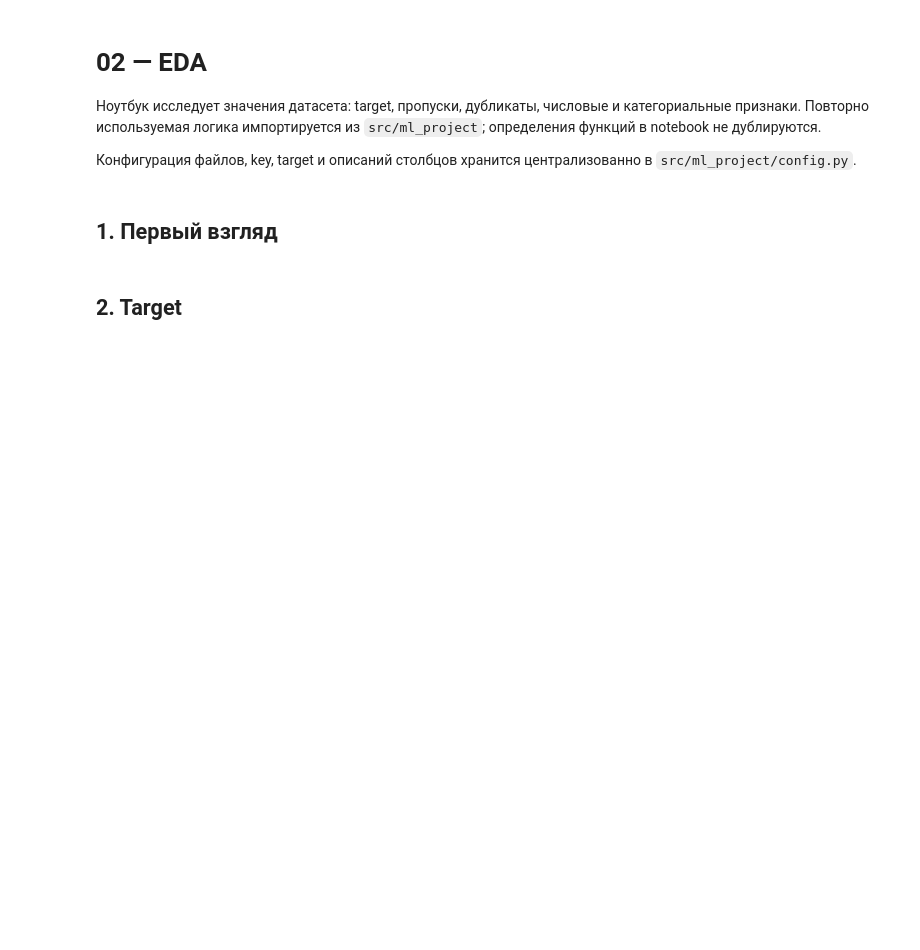
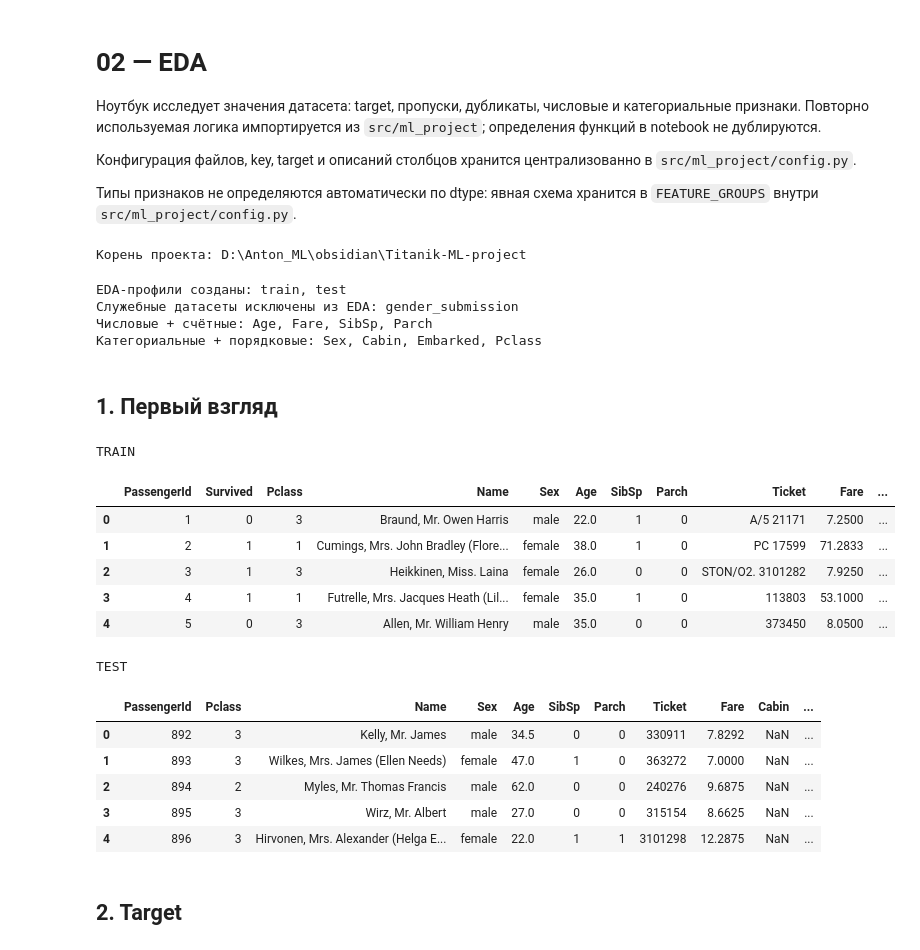
Before and after one commit to tonylarichony-png/Titanik-ML-project, a Jupyter notebook: notebooks/02_eda.ipynb, the cells around one changed output. Cells and saved outputs as stored; diff of their text form; code cells hidden in the pictures; blank space fills up the shorter version.

```diff
--- a/notebooks/02_eda.ipynb
+++ b/notebooks/02_eda.ipynb
@@ -4,6 +4,8 @@
 Ноутбук исследует значения датасета: target, пропуски, дубликаты, числовые и категориальные признаки. Повторно используемая логика импортируется из `src/ml_project`; определения функций в notebook не дублируются.
 
 Конфигурация файлов, key, target и описаний столбцов хранится централизованно в `src/ml_project/config.py`.
+
+Типы признаков не определяются автоматически по dtype: явная схема хранится в `FEATURE_GROUPS` внутри `src/ml_project/config.py`.
 # %%
 from pathlib import Path
 import sys
@@ -26,9 +28,11 @@ from ml_project import (
     MarkdownDocument,
     build_data_blocks,
     build_eda_blocks,
+    validate_feature_groups,
 )
 from ml_project.config import (
     DATASETS,
+    FEATURE_GROUPS,
     FIELD_DESCRIPTIONS,
     INFERENCE_DATASET,
     KEY,
@@ -45,11 +49,35 @@ import seaborn as sns
 sns.set_theme(style="whitegrid")
 
 # В текущем окружении включите после проверки рендеринга matplotlib.
-ENABLE_PLOTS = False
+ENABLE_PLOTS = True
+# %% [output]
+Корень проекта: D:\Anton_ML\obsidian\Titanik-ML-project
 # %%
+import importlib
+import ml_project.config as project_config
+
+# Перечитываем config.py, чтобы изменения групп применялись без restart kernel.
+project_config = importlib.reload(project_config)
+DATASETS = project_config.DATASETS
+FEATURE_GROUPS = project_config.FEATURE_GROUPS
+INFERENCE_DATASET = project_config.INFERENCE_DATASET
+KEY = project_config.KEY
+RAW_DIR = project_config.RAW_DIR
+TARGET = project_config.TARGET
+TRAIN_DATASET = project_config.TRAIN_DATASET
+
 catalog = DataCatalog(PROJECT_ROOT, RAW_DIR, DATASETS)
 catalog.validate()
 datasets = catalog.load_all()
+
+# В EDA участвуют только обучающие и inference-данные.
+# Служебные файлы остаются в DataCatalog, но не входят в профили и отчёты.
+EDA_ROLES = {"train", "inference"}
+eda_datasets = {
+    name: frame
+    for name, frame in datasets.items()
+    if DATASETS[name].get("role") in EDA_ROLES
+}
 
 profiles = {
     name: DatasetProfiler(
@@ -58,18 +86,59 @@ profiles = {
         key=KEY,
         target=TARGET if name == TRAIN_DATASET else None,
     )
-    for name, frame in datasets.items()
+    for name, frame in eda_datasets.items()
 }
+if TRAIN_DATASET not in profiles:
+    raise KeyError(f"Train dataset {TRAIN_DATASET!r} is unavailable for EDA.")
+
 train_profile = profiles[TRAIN_DATASET]
 test_profile = profiles.get(INFERENCE_DATASET)
+feature_groups = validate_feature_groups(
+    train_profile.df,
+    FEATURE_GROUPS,
+    target=TARGET,
+)
+numeric_features = [
+    *feature_groups["numeric"],
+    *feature_groups["count"],
+]
+categorical_features = [
+    *feature_groups["categorical"],
+    *feature_groups["ordinal"],
+]
 
-print("Профили созданы:", ", ".join(profiles))
+excluded_datasets = [name for name in datasets if name not in eda_datasets]
+print("EDA-профили созданы:", ", ".join(profiles))
+if excluded_datasets:
+    print("Служебные датасеты исключены из EDA:", ", ".join(excluded_datasets))
+print("Числовые + счётные:", ", ".join(numeric_features) or "—")
+print("Категориальные + порядковые:", ", ".join(categorical_features) or "—")
+# %% [output]
+EDA-профили созданы: train, test
+Служебные датасеты исключены из EDA: gender_submission
+Числовые + счётные: Age, Fare, SibSp, Parch
+Категориальные + порядковые: Sex, Cabin, Embarked, Pclass
 # %% [markdown]
 ## 1. Первый взгляд
 # %%
-for name, frame in datasets.items():
+for name, frame in eda_datasets.items():
     print(name.upper())
     display(frame.head())
+# %% [output]
+TRAIN
+|  | PassengerId | Survived | Pclass | Name | Sex | Age | SibSp | Parch | Ticket | Fare | ... |
+| 0 | 1 | 0 | 3 | Braund, Mr. Owen Harris | male | 22.0 | 1 | 0 | A/5 21171 | 7.2500 | ... |
+| 1 | 2 | 1 | 1 | Cumings, Mrs. John Bradley (Flore... | female | 38.0 | 1 | 0 | PC 17599 | 71.2833 | ... |
+| 2 | 3 | 1 | 3 | Heikkinen, Miss. Laina | female | 26.0 | 0 | 0 | STON/O2. 3101282 | 7.9250 | ... |
+| 3 | 4 | 1 | 1 | Futrelle, Mrs. Jacques Heath (Lil... | female | 35.0 | 1 | 0 | 113803 | 53.1000 | ... |
+| 4 | 5 | 0 | 3 | Allen, Mr. William Henry | male | 35.0 | 0 | 0 | 373450 | 8.0500 | ... |
+TEST
+|  | PassengerId | Pclass | Name | Sex | Age | SibSp | Parch | Ticket | Fare | Cabin | ... |
+| 0 | 892 | 3 | Kelly, Mr. James | male | 34.5 | 0 | 0 | 330911 | 7.8292 | NaN | ... |
+| 1 | 893 | 3 | Wilkes, Mrs. James (Ellen Needs) | female | 47.0 | 1 | 0 | 363272 | 7.0000 | NaN | ... |
+| 2 | 894 | 2 | Myles, Mr. Thomas Francis | male | 62.0 | 0 | 0 | 240276 | 9.6875 | NaN | ... |
+| 3 | 895 | 3 | Wirz, Mr. Albert | male | 27.0 | 0 | 0 | 315154 | 8.6625 | NaN | ... |
+| 4 | 896 | 3 | Hirvonen, Mrs. Alexander (Helga E... | female | 22.0 | 1 | 1 | 3101298 | 12.2875 | NaN | ... |
 # %% [markdown]
 ## 2. Target
 # %%
```
Also changed, not shown: parts of 11 cells of this notebook, 19 other files.
